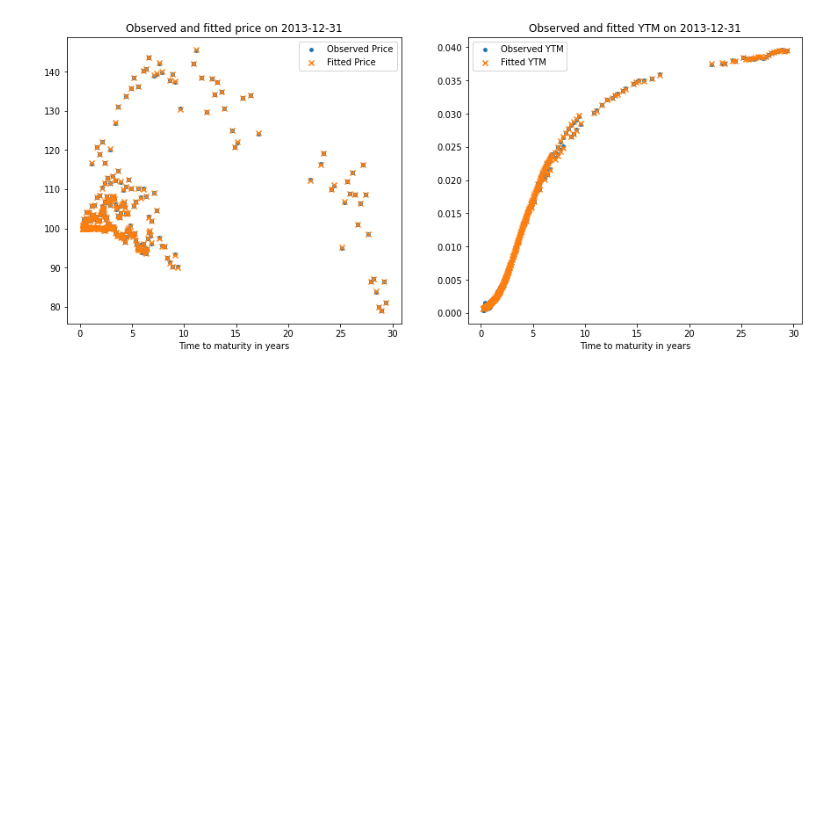
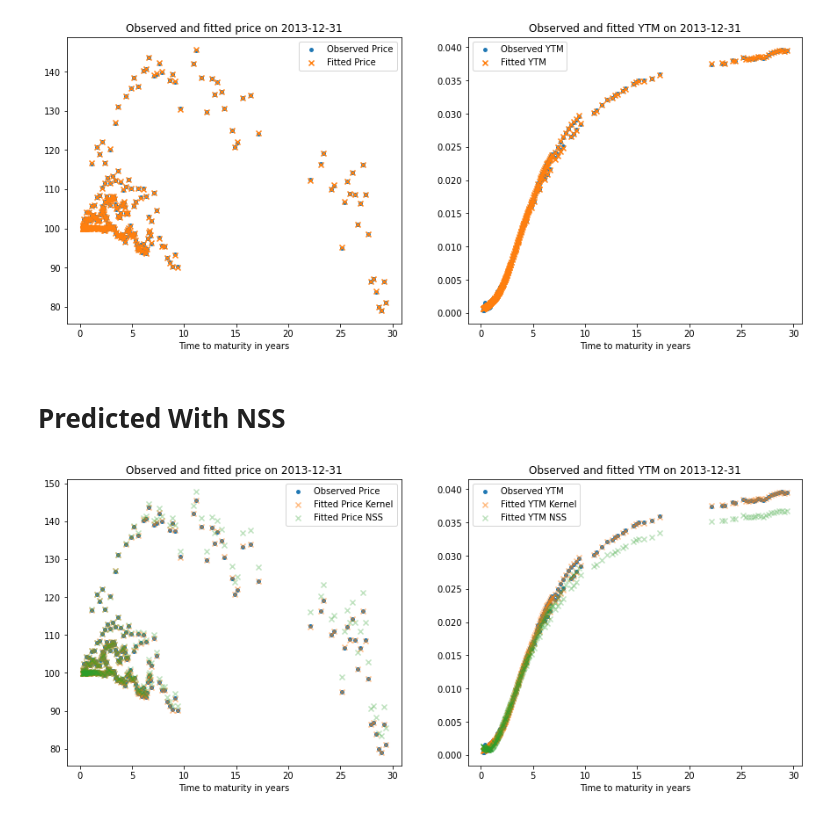
Before and after one commit to Lindi1907/Robust-Machine-Learning-for-Yield-Curve-Estimation, a Jupyter notebook: code&data/KR_example.ipynb, the cells around one changed output. Drawn from its saved outputs; the diff is of its cells as text; code cells hidden in the pictures; blank space fills up the shorter version.

Commit message:
add more NSS figures

```diff
--- a/code&data/KR_example.ipynb
+++ b/code&data/KR_example.ipynb
@@ -342,3 +344,55 @@ for date in example_dates:
 # %% [output]
 [figure]
 [figure]
+# %% [markdown]
+# Predicted With NSS
+# %%
+date = example_dates[1]
+# load price vector and cashflow matrix
+C=dict_data[date]['C']
+M=C.shape[0]
+
+# calculate implied prices by fitted discount curve
+B_fitted=C@dict_fit[date]['g_solved'][:C.shape[1]]
+B_fitted_nss = C@g_x[:C.shape[1]]
+# get YTM and duration
+ytm_fitted = np.zeros(M) # YTM and duration
+ttm = np.zeros(M) # time to maturity in days
+
+for i in range(M):
+    time_to_cashflow_inday=np.where(C[i]!=0)[0]+1
+    ytm_fitted[i], _ = kr_utils.get_ytm_and_duration(C[i][time_to_cashflow_inday-1],
+                                                        time_to_cashflow_inday,
+                                                        B_fitted[i])
+    ttm[i] = max(time_to_cashflow_inday)
+
+ytm_fitted_nss = np.zeros(M) # YTM and duration
+ttm_nss = np.zeros(M) # time to maturity in days
+for i in range(M):
+    time_to_cashflow_inday=np.where(C[i]!=0)[0]+1
+    ytm_fitted_nss[i], _ = kr_utils.get_ytm_and_duration(C[i][time_to_cashflow_inday-1],
+                                                        time_to_cashflow_inday,
+                                                        B_fitted_nss[i])
+    ttm_nss[i] = max(time_to_cashflow_inday)
+
+# plot
+fig=plt.figure(figsize=(15,6))
+ax_1,ax_2=fig.add_subplot(1,2,1), fig.add_subplot(1,2,2)
+
+
+ax_1.scatter(ttm/365, dict_data[date]['B'], marker='o', s=15, label='Observed Price');
+ax_1.scatter(ttm/365, B_fitted, marker='x',alpha=0.5,  label='Fitted Price Kernel');
+ax_1.scatter(ttm/365, B_fitted_nss, marker='x', alpha=0.3, label='Fitted Price NSS')
+
+ax_2.scatter(ttm/365, dict_data[date]['ytm'], marker='o', s=15, label='Observed YTM');
+ax_2.scatter(ttm/365, ytm_fitted, marker='x',alpha=0.5, label='Fitted YTM Kernel');
+ax_2.scatter(ttm/365, ytm_fitted_nss, marker='x',alpha=0.3, label='Fitted YTM NSS');
+
+ax_1.set_title('Observed and fitted price on {}'.format(date));
+ax_2.set_title('Observed and fitted YTM on {}'.format(date));
+
+for ax in [ax_1, ax_2]:
+    ax.legend();
+    ax.set_xlabel('Time to maturity in years');
+# %% [output]
+[figure, added]
```
Also changed, not shown: parts of 2 cells of this notebook.
